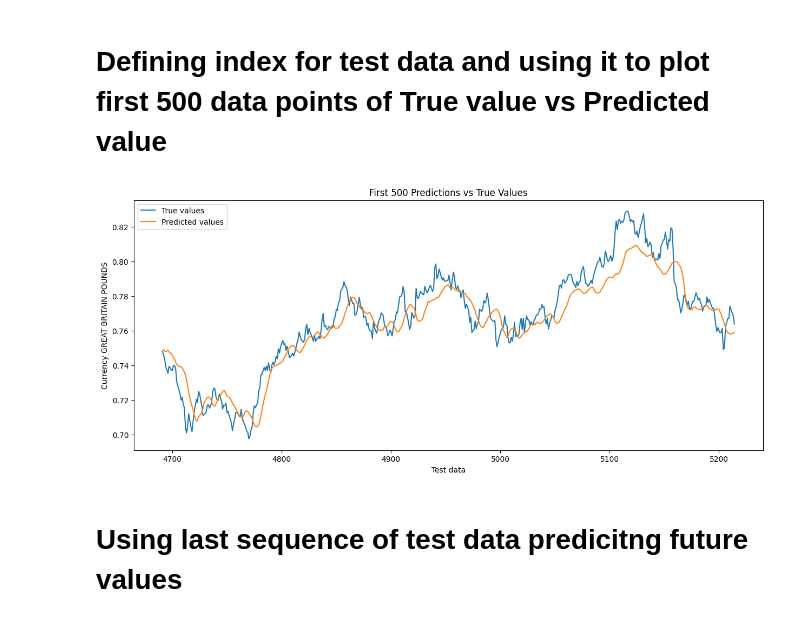
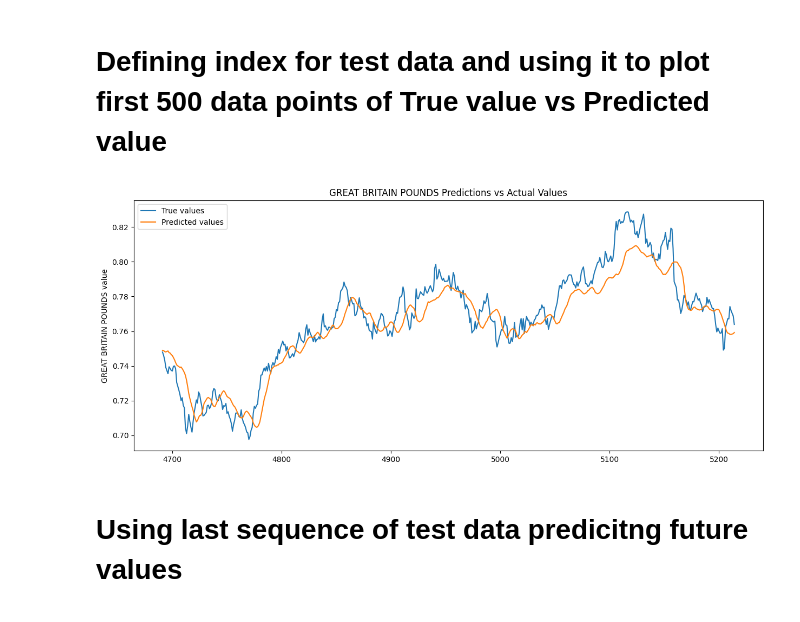
Before and after one commit to Koel09/DS_LSTM_ForexCurrencyPredictor, a Jupyter notebook: ForexCurrencyPredictor_LSTM_using_saved_model.ipynb, the cells around one changed output. Drawn from its saved outputs; the diff is of its cells as text; code cells hidden in the pictures.

```diff
--- a/ForexCurrencyPredictor_LSTM_using_saved_model.ipynb
+++ b/ForexCurrencyPredictor_LSTM_using_saved_model.ipynb
@@ -395,15 +393,14 @@ test_index = df.index[input_length + train_size + val_size :
 # %%
 plt.figure(figsize=(15, 6))
 
 plt.plot(test_index[:500], y_test_org[:500], label='True values')
 plt.plot(test_index[:500], LSTM_predictions_org[:500], label='Predicted values')
 plt.legend()
-plt.xlabel("Test data")
-plt.ylabel(f"Currency {Currency}")
-plt.title("First 500 Predictions vs True Values")
+plt.ylabel(f"{Currency} value")
+plt.title(f"{Currency} Predictions vs Actual Values")
 plt.show()
 # %% [output]
-[figure, old version]
+[figure, new version]
 # %% [markdown]
 # **Using last sequence of test data predicitng future values**
 # %%
```
Also changed, not shown: parts of 6 cells of this notebook.
